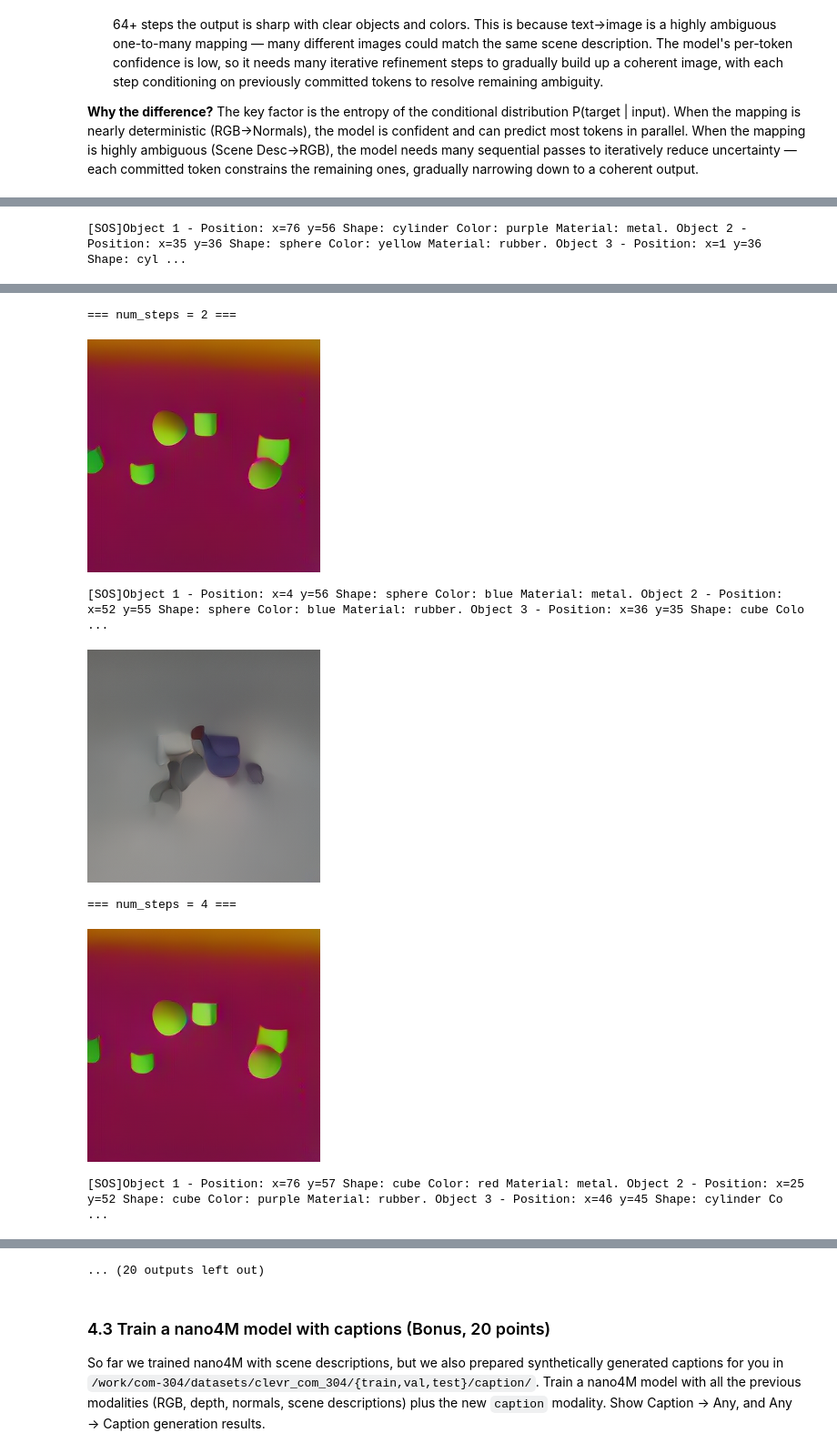
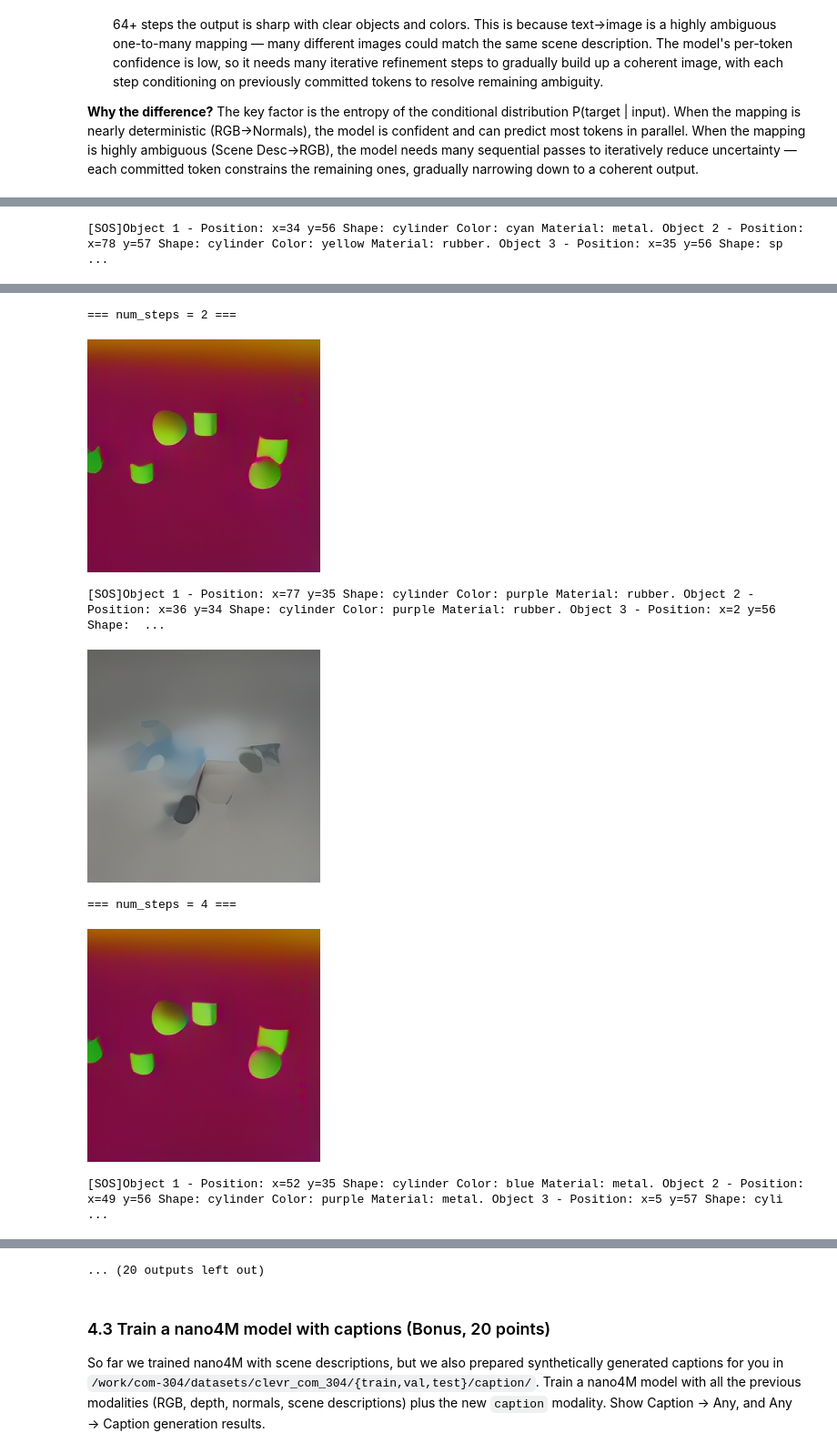
Before and after one commit to ouyangyuchen/2026-Spring-CS503-Visual-Intelligence-Homework, a Jupyter notebook: NanoFM_Homeworks/notebooks/CS503_FM_part3_nano4M.ipynb, the cells around one changed output, grey strips where cells are left out. Shown at 91% size. Saved outputs shown, nothing was run; the diff lists cells and outputs as text; code cells hidden in the pictures.

```diff
--- a/NanoFM_Homeworks/notebooks/CS503_FM_part3_nano4M.ipynb
+++ b/NanoFM_Homeworks/notebooks/CS503_FM_part3_nano4M.ipynb
@@ -835,7 +847,7 @@ for steps in [1, 2, 4, 8, 16, 32, 64, 128]:
     show_modality(pred_n, 'tok_normal@256')
 
     # RGB -> Scene desc.  (expected: needs many steps to be coherent)
-    pred_s = run_chain('tok_rgb@256', 'scene_desc', steps, temp=0.7, top_p=0.9)
+    pred_s = run_chain('tok_rgb@256', 'scene_desc', steps, temp=0.5, top_p=0.9)
     show_modality(pred_s, 'scene_desc')
 
     # Scene desc. -> RGB  (expected: needs many steps + higher temp)
@@ -844,4 +856,4 @@ for steps in [1, 2, 4, 8, 16, 32, 64, 128]:
 # %% [output]
 === num_steps = 1 ===
 [figure]
-[SOS]Object 1 - Position: x=76 y=56 Shape: cylinder Color: purple Material: metal. Object 2 - Position: x=35 y=36 Shape: sphere Color: yellow Material: rubber. Object 3 - Position: x=1 y=36 Shape: cyl ...
+[SOS]Object 1 - Position: x=34 y=56 Shape: cylinder Color: cyan Material: metal. Object 2 - Position: x=78 y=57 Shape: cylinder Color: yellow Material: rubber. Object 3 - Position: x=35 y=56 Shape: sp ...
@@ -849,7 +861,7 @@ for steps in [1, 2, 4, 8, 16, 32, 64, 128]:
 === num_steps = 2 ===
 [figure]
-[SOS]Object 1 - Position: x=4 y=56 Shape: sphere Color: blue Material: metal. Object 2 - Position: x=52 y=55 Shape: sphere Color: blue Material: rubber. Object 3 - Position: x=36 y=35 Shape: cube Colo ...
+[SOS]Object 1 - Position: x=77 y=35 Shape: cylinder Color: purple Material: rubber. Object 2 - Position: x=36 y=34 Shape: cylinder Color: purple Material: rubber. Object 3 - Position: x=2 y=56 Shape:  ...
-[figure, old version]
+[figure, new version]
 === num_steps = 4 ===
 [figure]
-[SOS]Object 1 - Position: x=76 y=57 Shape: cube Color: red Material: metal. Object 2 - Position: x=25 y=52 Shape: cube Color: purple Material: rubber. Object 3 - Position: x=46 y=45 Shape: cylinder Co ...
+[SOS]Object 1 - Position: x=52 y=35 Shape: cylinder Color: blue Material: metal. Object 2 - Position: x=49 y=56 Shape: cylinder Color: purple Material: metal. Object 3 - Position: x=5 y=57 Shape: cyli ...
```
Also changed, not shown: parts of 15 cells of this notebook.
